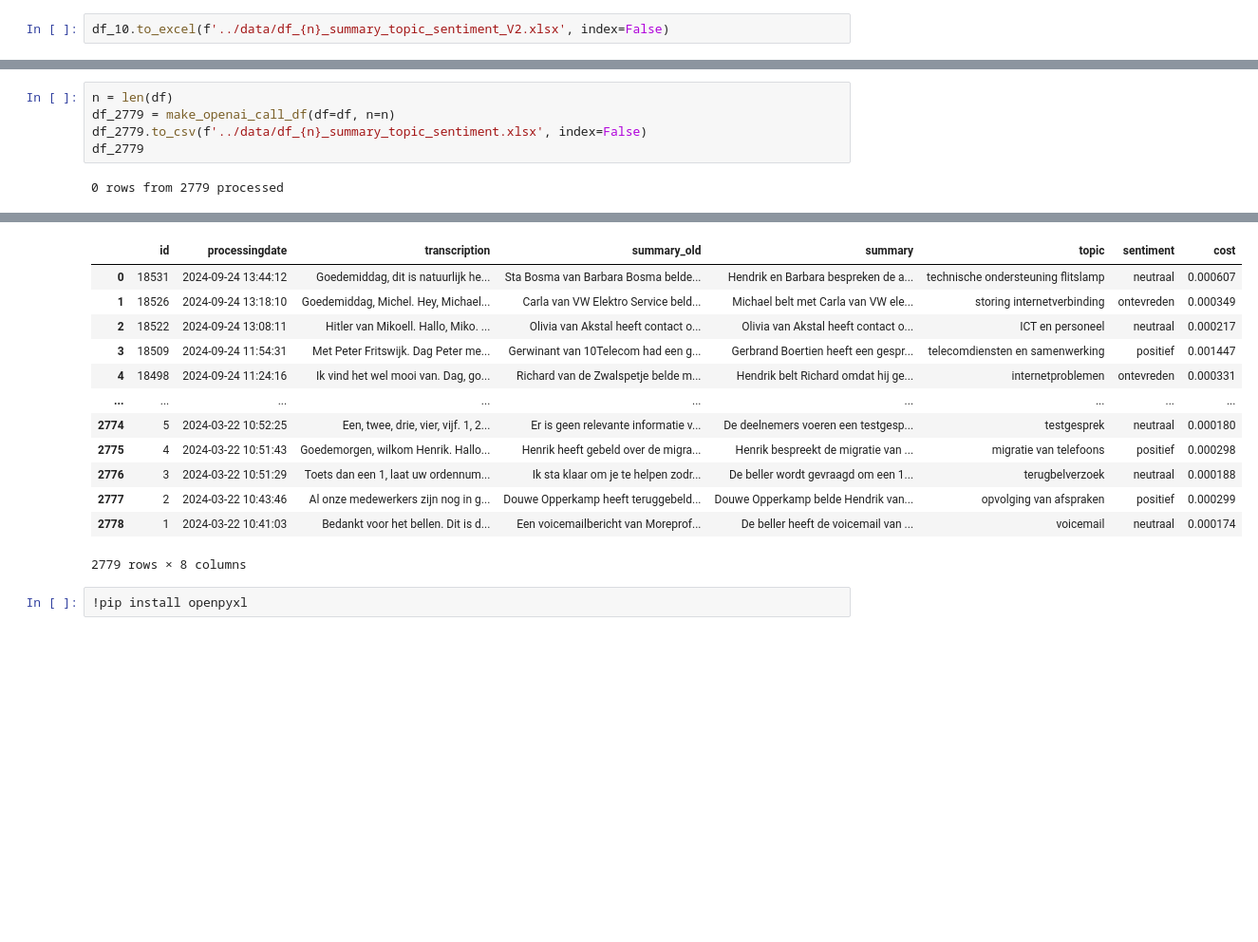
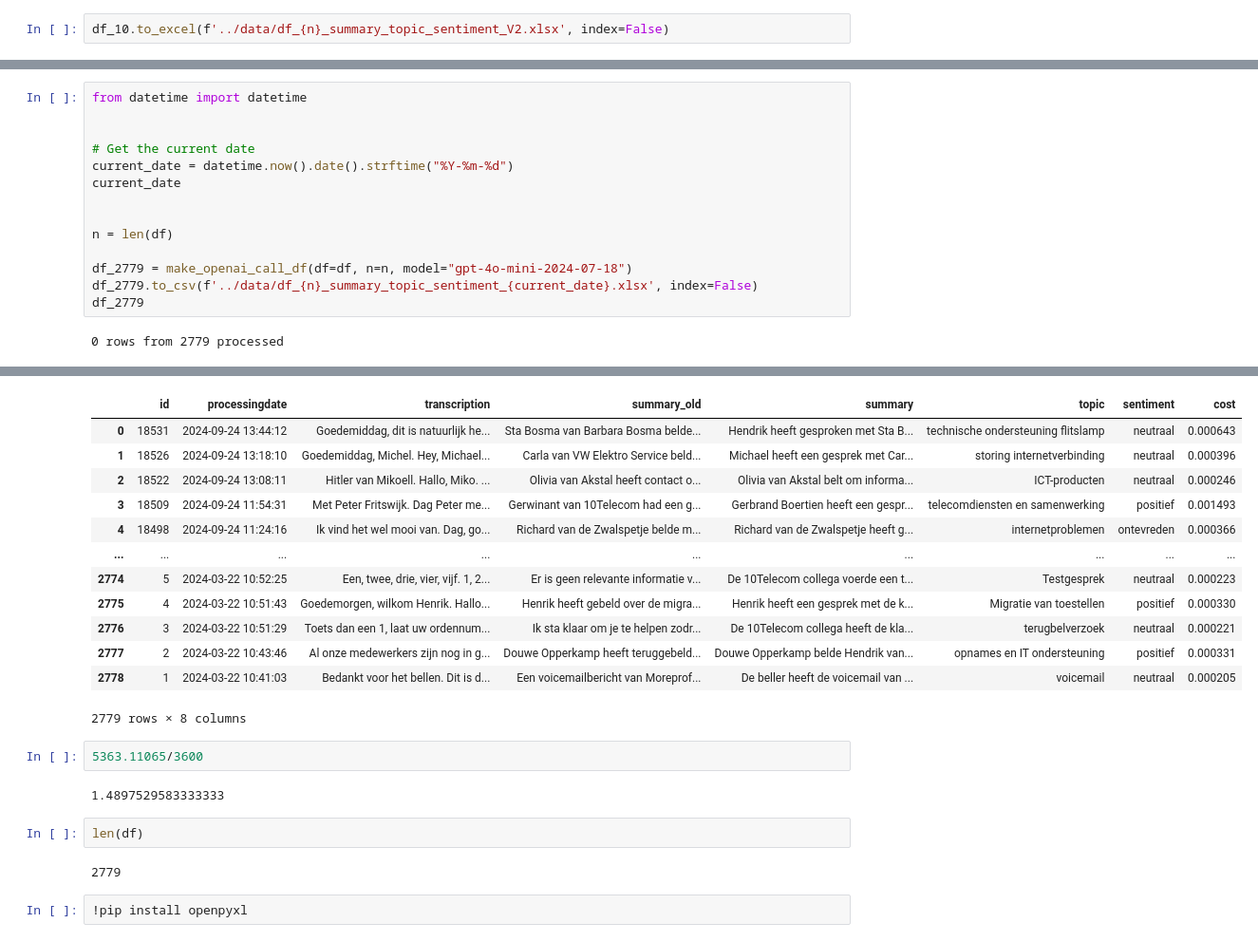
Before and after one commit to fredboneML/RECIPE_AGENT, a Jupyter notebook: notebooks/ai_analyzer.ipynb, the cells around one changed output, grey strips where cells are left out. Shown at 95% size. Cells and saved outputs as stored; diff of their text form; blank space fills up the shorter version.

Commit message:
Call transcrip sentiment, topic, and summary generated using GPT4o mini

```diff
--- a/notebooks/ai_analyzer.ipynb
+++ b/notebooks/ai_analyzer.ipynb
@@ -801,7 +902,16 @@ df_10.to_excel(f'../data/df_{n}_summary_topic_sentiment_V2.xlsx', index=False)
 # %%
+from datetime import datetime
+
+
+# Get the current date
+current_date = datetime.now().date().strftime("%Y-%m-%d")
+current_date
+
+
 n = len(df)
-df_2779 = make_openai_call_df(df=df, n=n)
-df_2779.to_csv(f'../data/df_{n}_summary_topic_sentiment.xlsx', index=False)
+
+df_2779 = make_openai_call_df(df=df, n=n, model="gpt-4o-mini-2024-07-18")
+df_2779.to_csv(f'../data/df_{n}_summary_topic_sentiment_{current_date}.xlsx', index=False)
 df_2779
 # %% [output]
 0 rows from 2779 processed
@@ -814,16 +924,24 @@ Total Elapsed time to process {n} rows: 5363.110651016235 seconds
 |  | id | processingdate | transcription | summary_old | summary | topic | sentiment | cost |
-| 0 | 18531 | 2024-09-24 13:44:12 | Goedemiddag, dit is natuurlijk he... | Sta Bosma van Barbara Bosma belde... | Hendrik en Barbara bespreken de a... | technische ondersteuning flitslamp | neutraal | 0.000607 |
-| 1 | 18526 | 2024-09-24 13:18:10 | Goedemiddag, Michel. Hey, Michael... | Carla van VW Elektro Service beld... | Michael belt met Carla van VW ele... | storing internetverbinding | ontevreden | 0.000349 |
-| 2 | 18522 | 2024-09-24 13:08:11 | Hitler van Mikoell. Hallo, Miko. ... | Olivia van Akstal heeft contact o... | Olivia van Akstal heeft contact o... | ICT en personeel | neutraal | 0.000217 |
-| 3 | 18509 | 2024-09-24 11:54:31 | Met Peter Fritswijk. Dag Peter me... | Gerwinant van 10Telecom had een g... | Gerbrand Boertien heeft een gespr... | telecomdiensten en samenwerking | positief | 0.001447 |
-| 4 | 18498 | 2024-09-24 11:24:16 | Ik vind het wel mooi van. Dag, go... | Richard van de Zwalspetje belde m... | Hendrik belt Richard omdat hij ge... | internetproblemen | ontevreden | 0.000331 |
+| 0 | 18531 | 2024-09-24 13:44:12 | Goedemiddag, dit is natuurlijk he... | Sta Bosma van Barbara Bosma belde... | Hendrik heeft gesproken met Sta B... | technische ondersteuning flitslamp | neutraal | 0.000643 |
+| 1 | 18526 | 2024-09-24 13:18:10 | Goedemiddag, Michel. Hey, Michael... | Carla van VW Elektro Service beld... | Michael heeft een gesprek met Car... | storing internetverbinding | neutraal | 0.000396 |
+| 2 | 18522 | 2024-09-24 13:08:11 | Hitler van Mikoell. Hallo, Miko. ... | Olivia van Akstal heeft contact o... | Olivia van Akstal belt om informa... | ICT-producten | neutraal | 0.000246 |
+| 3 | 18509 | 2024-09-24 11:54:31 | Met Peter Fritswijk. Dag Peter me... | Gerwinant van 10Telecom had een g... | Gerbrand Boertien heeft een gespr... | telecomdiensten en samenwerking | positief | 0.001493 |
+| 4 | 18498 | 2024-09-24 11:24:16 | Ik vind het wel mooi van. Dag, go... | Richard van de Zwalspetje belde m... | Richard van de Zwalspetje heeft g... | internetproblemen | ontevreden | 0.000366 |
 | ... | ... | ... | ... | ... | ... | ... | ... | ... |
-| 2774 | 5 | 2024-03-22 10:52:25 | Een, twee, drie, vier, vijf. 1, 2... | Er is geen relevante informatie v... | De deelnemers voeren een testgesp... | testgesprek | neutraal | 0.000180 |
-| 2775 | 4 | 2024-03-22 10:51:43 | Goedemorgen, wilkom Henrik. Hallo... | Henrik heeft gebeld over de migra... | Henrik bespreekt de migratie van ... | migratie van telefoons | positief | 0.000298 |
-| 2776 | 3 | 2024-03-22 10:51:29 | Toets dan een 1, laat uw ordennum... | Ik sta klaar om je te helpen zodr... | De beller wordt gevraagd om een 1... | terugbelverzoek | neutraal | 0.000188 |
-| 2777 | 2 | 2024-03-22 10:43:46 | Al onze medewerkers zijn nog in g... | Douwe Opperkamp heeft teruggebeld... | Douwe Opperkamp belde Hendrik van... | opvolging van afspraken | positief | 0.000299 |
-| 2778 | 1 | 2024-03-22 10:41:03 | Bedankt voor het bellen. Dit is d... | Een voicemailbericht van Moreprof... | De beller heeft de voicemail van ... | voicemail | neutraal | 0.000174 |
+| 2774 | 5 | 2024-03-22 10:52:25 | Een, twee, drie, vier, vijf. 1, 2... | Er is geen relevante informatie v... | De 10Telecom collega voerde een t... | Testgesprek | neutraal | 0.000223 |
+| 2775 | 4 | 2024-03-22 10:51:43 | Goedemorgen, wilkom Henrik. Hallo... | Henrik heeft gebeld over de migra... | Henrik heeft een gesprek met de k... | Migratie van toestellen | positief | 0.000330 |
+| 2776 | 3 | 2024-03-22 10:51:29 | Toets dan een 1, laat uw ordennum... | Ik sta klaar om je te helpen zodr... | De 10Telecom collega heeft de kla... | terugbelverzoek | neutraal | 0.000221 |
+| 2777 | 2 | 2024-03-22 10:43:46 | Al onze medewerkers zijn nog in g... | Douwe Opperkamp heeft teruggebeld... | Douwe Opperkamp belde Hendrik van... | opnames en IT ondersteuning | positief | 0.000331 |
+| 2778 | 1 | 2024-03-22 10:41:03 | Bedankt voor het bellen. Dit is d... | Een voicemailbericht van Moreprof... | De beller heeft de voicemail van ... | voicemail | neutraal | 0.000205 |
 2779 rows × 8 columns
+# %%
+5363.11065/3600
+# %% [output]
+1.4897529583333333
+# %%
+len(df)
+# %% [output]
+2779
 # %%
 !pip install openpyxl
 # %% [output]
```
Also changed, not shown: parts of 24 cells of this notebook, 8 other files.
